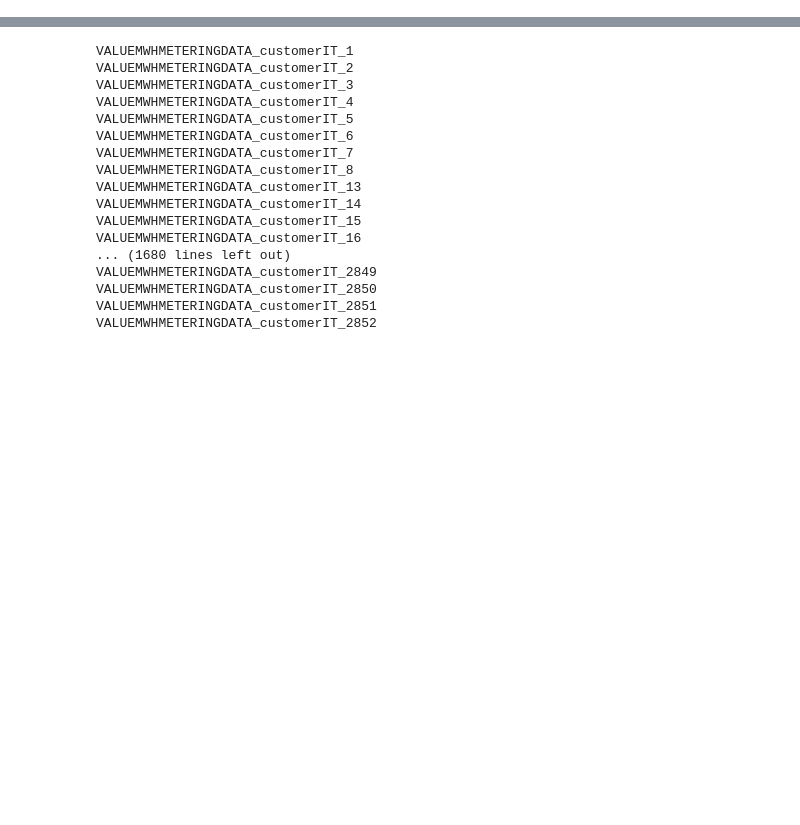
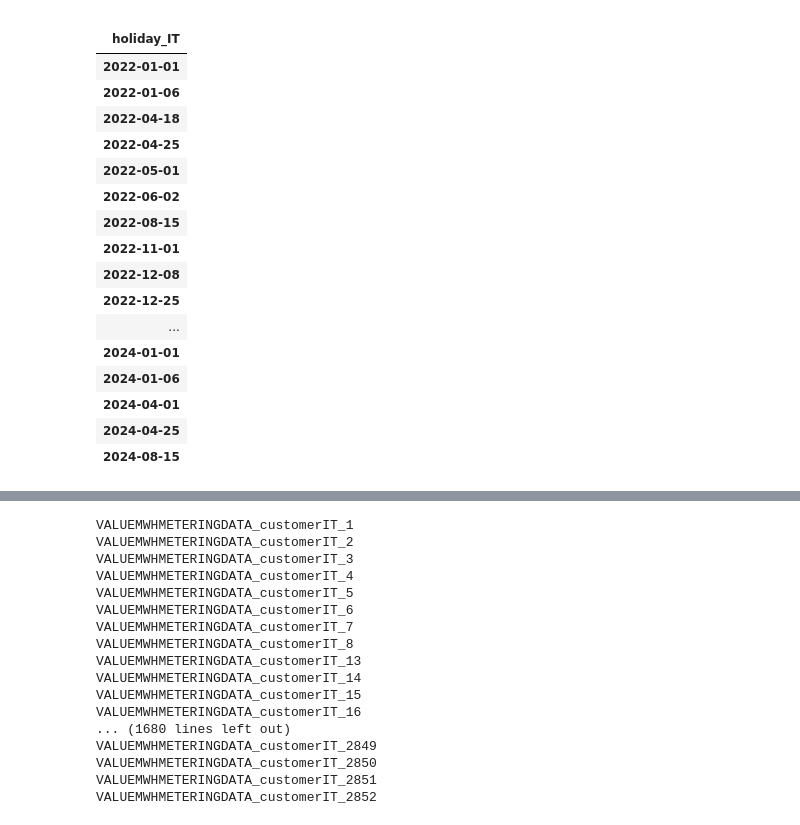
Before and after one commit to shyngys-aitkazinov/data-workspace, a Jupyter notebook: main.ipynb, the cells around one changed output, grey strips where cells are left out. Cells and saved outputs as stored; diff of their text form; code cells hidden in the pictures; blank space fills up the shorter version.

```diff
--- a/main.ipynb
+++ b/main.ipynb
@@ -85,3 +182,24 @@ example_results = loader.load_example_solution(zone)
+# %%
+holidays
+# %% [output]
+|  |
+| holiday_IT |
+| 2022-01-01 |
+| 2022-01-06 |
+| 2022-04-18 |
+| 2022-04-25 |
+| 2022-05-01 |
+| 2022-06-02 |
+| 2022-08-15 |
+| 2022-11-01 |
+| 2022-12-08 |
+| 2022-12-25 |
+| ... |
+| 2024-01-01 |
+| 2024-01-06 |
+| 2024-04-01 |
+| 2024-04-25 |
+| 2024-08-15 |
 # %%
 example_results
 # %% [output]
```
Also changed, not shown: parts of 10 cells of this notebook, 3 other files.
